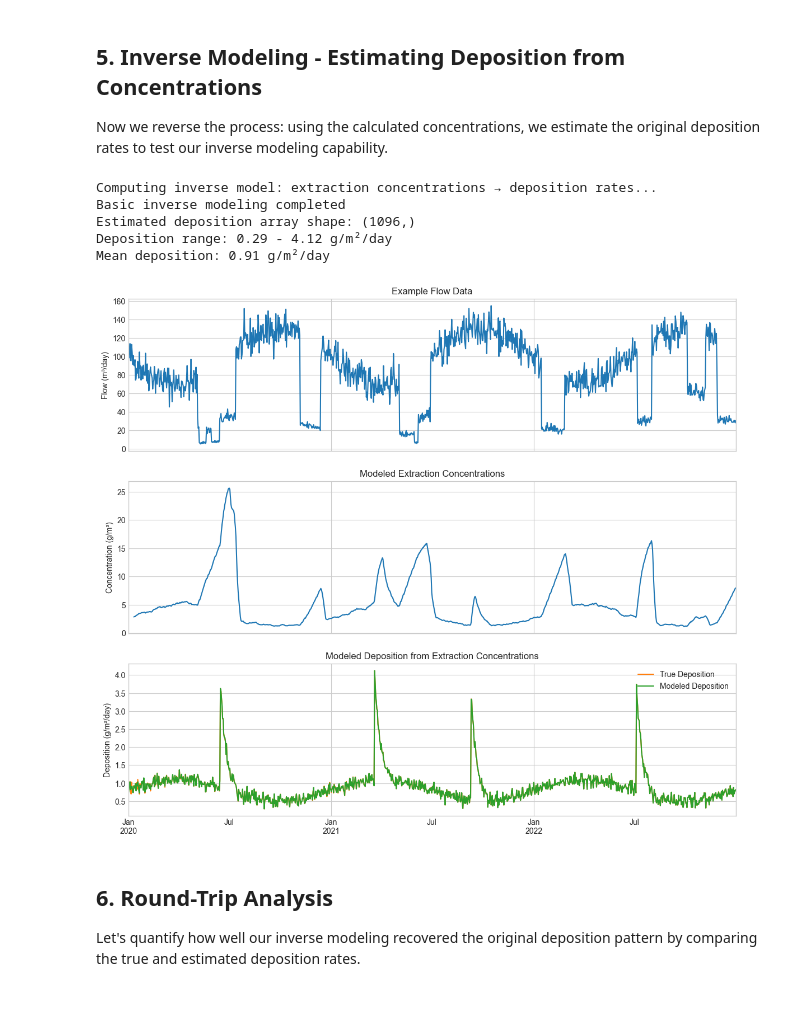
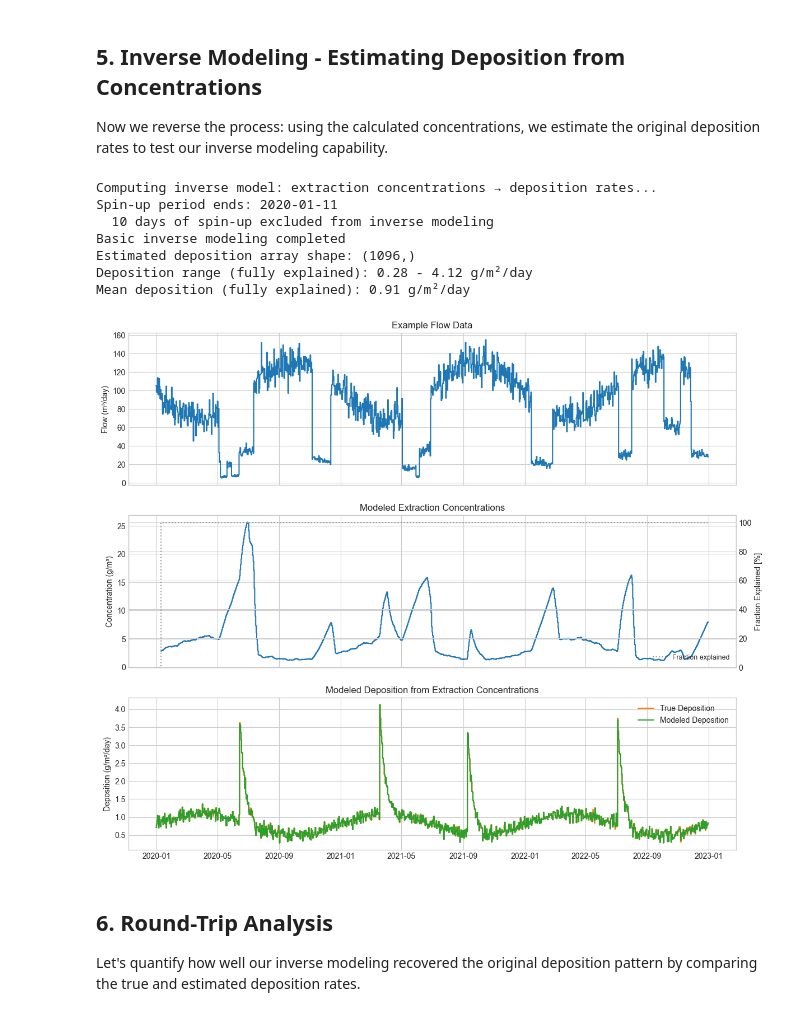
Before and after one commit to gwtransport/gwtransport, a Jupyter notebook: examples/04_Deposition_Analysis_Bank_Filtration.ipynb, the cells around one changed output. Drawn from its saved outputs; the diff is of its cells as text; code cells hidden in the pictures.

```diff
--- a/examples/04_Deposition_Analysis_Bank_Filtration.ipynb
+++ b/examples/04_Deposition_Analysis_Bank_Filtration.ipynb
@@ -250,9 +251,27 @@ Now we reverse the process: using the calculated concentrations, we estimate the
 # %%
 print("Computing inverse model: extraction concentrations → deposition rates...")
 
+# Compute fraction_explained to identify the spin-up period.
+# During spin-up, cout is NaN because there is insufficient flow history
+# to compute the extraction concentration for the full pore volume.
+rt = residence_time(
+    flow=flow_series,
+    flow_tedges=deposition_tedges,
+    aquifer_pore_volumes=np.array([aquifer_pore_volume * retardation_factor]),
+    direction="extraction_to_infiltration",
+)
+frac = fraction_explained(rt=rt)
+fully_explained_mask = frac >= 1.0
+
+if fully_explained_mask.any():
+    first_fully_explained = example_df.index[fully_explained_mask][0]
+    print(f"Spin-up period ends: {first_fully_explained.date()}")
+    n_spinup = (~fully_explained_mask).sum()
+    print(f"  {n_spinup} days of spin-up excluded from inverse modeling")
+
 # Backward modeling: extraction concentrations → deposition rates
 # extraction_to_deposition() requires cout and flow at the same time resolution
-# cout is nan during the spin up period, as the concentration extracted water during that period can not be estimated
+# Fill NaN values during spin-up with 0.0 (cout is unknown during spin-up)
 modeled_cout_series_fill_nan = modeled_cout_series.fillna(0.0)
 modeled_deposition = extraction_to_deposition(
     cout=modeled_cout_series_fill_nan,
@@ -268,41 +287,62 @@ modeled_deposition_series = pd.Series(modeled_deposition, index=deposition_tedge
 
 print("Basic inverse modeling completed")
 print(f"Estimated deposition array shape: {modeled_deposition.shape}")
-print(f"Deposition range: {modeled_deposition.min():.2f} - {modeled_deposition.max():.2f} g/m²/day")
-print(f"Mean deposition: {modeled_deposition.mean():.2f} g/m²/day")
+print(
+    f"Deposition range (fully explained): "
+    f"{modeled_deposition[fully_explained_mask].min():.2f} - {modeled_deposition[fully_explained_mask].max():.2f} g/m²/day"
+)
+print(f"Mean deposition (fully explained): {modeled_deposition[fully_explained_mask].mean():.2f} g/m²/day")
 
 # Plot modeled extraction concentrations - convert all series to step format
 fig, (ax_flow, ax, ax2) = plt.subplots(3, 1, figsize=(14, 12), sharex=True)
 
 # Flow subplot
 xstep_flow, ystep_flow = np.repeat(flow_tedges, 2)[1:-1], np.repeat(flow_series, 2)
 ax_flow.plot(xstep_flow, ystep_flow)
 ax_flow.set_title("Example Flow Data")
 ax_flow.set_ylabel("Flow (m³/day)")
 
 # Concentration subplot
-xstep_cout, ystep_cout = np.repeat(deposition_tedges[1:], 2)[1:-1], np.repeat(modeled_cout_series, 2)
+xstep_cout, ystep_cout = np.repeat(deposition_tedges, 2)[1:-1], np.repeat(modeled_cout_series, 2)
 ax.plot(xstep_cout, ystep_cout, color="C0", alpha=1.0)
 ax.set_title("Modeled Extraction Concentrations")
 ax.set_ylabel("Concentration (g/m³)")
 ax.grid(True)
 
+# Add fraction explained on twin axis
+ax_frac = ax.twinx()
+xstep_frac = np.repeat(deposition_tedges, 2)[1:-1]
+ax_frac.plot(
+    xstep_frac,
+    np.repeat(frac * 100, 2),
+    color="gray",
+    linewidth=1.5,
+    linestyle=":",
+    alpha=0.8,
+    label="Fraction explained",
+)
+ax_frac.set_ylabel("Fraction Explained [%]")
+ax_frac.set_ylim(0, 105)
+ax_frac.legend(loc="lower right", fontsize=9)
+
 # Deposition subplot
 xstep_dep_true, ystep_dep_true = np.repeat(deposition_tedges, 2)[1:-1], np.repeat(deposition_series, 2)
-xstep_dep_model, ystep_dep_model = np.repeat(deposition_tedges[1:], 2)[1:-1], np.repeat(modeled_deposition_series, 2)
+xstep_dep_model, ystep_dep_model = np.repeat(deposition_tedges, 2)[1:-1], np.repeat(modeled_deposition_series, 2)
 ax2.plot(xstep_dep_true, ystep_dep_true, color="C1", alpha=1.0, label="True Deposition")
 ax2.plot(xstep_dep_model, ystep_dep_model, color="C2", alpha=1.0, label="Modeled Deposition")
 ax2.set_title("Modeled Deposition from Extraction Concentrations")
 ax2.set_ylabel("Deposition (g/m²/day)")
 ax2.grid(True)
 ax2.legend(loc="upper right");
 # %% [output]
 Computing inverse model: extraction concentrations → deposition rates...
+Spin-up period ends: 2020-01-11
+  10 days of spin-up excluded from inverse modeling
 Basic inverse modeling completed
 Estimated deposition array shape: (1096,)
-Deposition range: 0.29 - 4.12 g/m²/day
-Mean deposition: 0.91 g/m²/day
+Deposition range (fully explained): 0.28 - 4.12 g/m²/day
+Mean deposition (fully explained): 0.91 g/m²/day
-[figure, old version]
+[figure, new version]
 # %% [markdown]
 ## 6. Round-Trip Analysis
 
```
Also changed, not shown: parts of 4 cells of this notebook, 12 other files.
